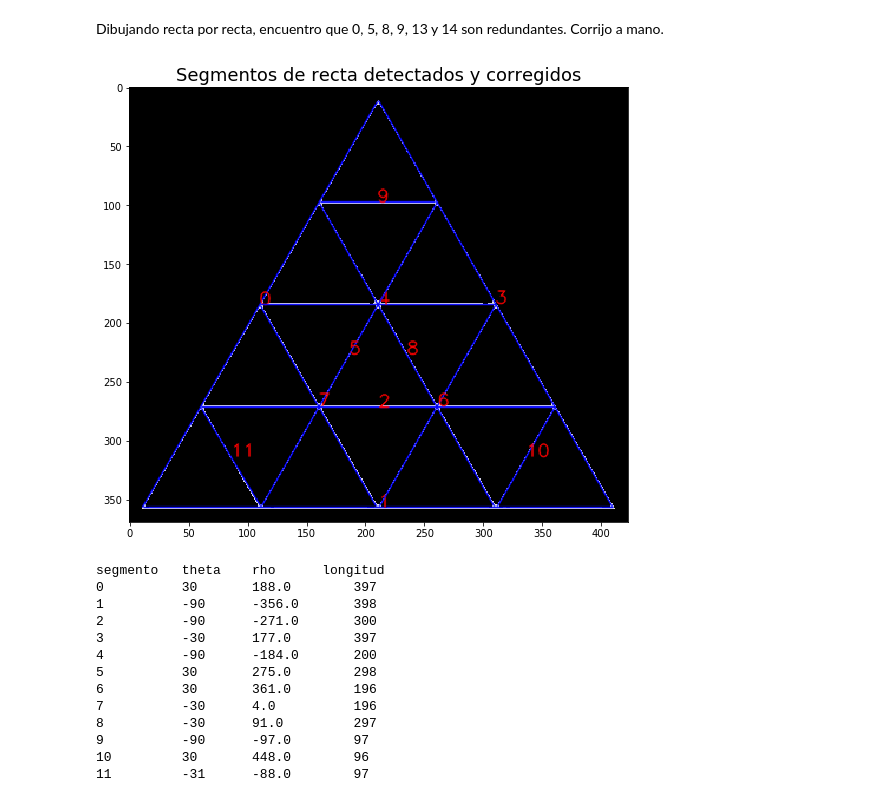
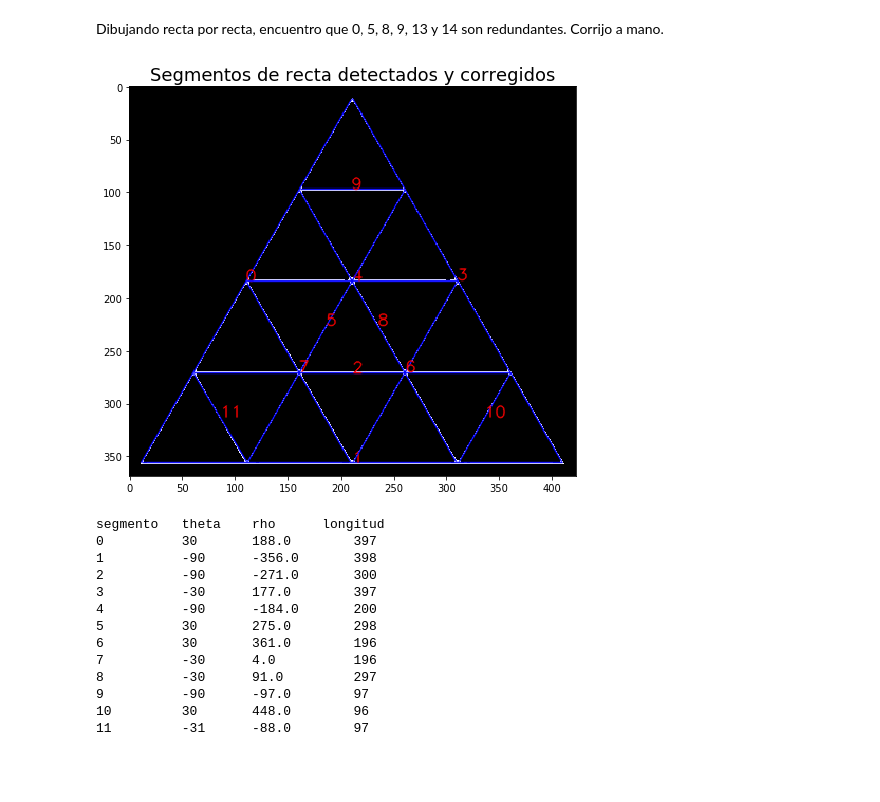
Before and after one commit to Pagutri/ProyectoAsignadoImagenes, a Jupyter notebook: Sierpinskianos2_DespuesDeLaLuz.ipynb, the cells around one changed output. Saved outputs shown, nothing was run; the diff lists cells and outputs as text; code cells hidden in the pictures; blank space fills up the shorter version.

```diff
--- a/Sierpinskianos2_DespuesDeLaLuz.ipynb
+++ b/Sierpinskianos2_DespuesDeLaLuz.ipynb
@@ -104,12 +103,12 @@ for i in range(len(lineas_p)):
     org = ((l[0] + l[2]) // 2, (l[1] + l[3]) // 2)
     img_con_lineasp = cv.putText(img_con_lineasp, str(i), org, font, fontScale, color, thickness, cv.LINE_AA)
 # %%
-fig = plt.figure(figsize = (20, 8))
+fig = plt.figure(figsize = (8, 8))
 fig.add_subplot(1, 1, 1)
 plt.imshow(img_con_lineasp);
 plt.title("Segmentos de recta detectados y corregidos", size = 18);
 # %% [output]
-[figure, old version]
+[figure, new version]
 # %%
 print("segmento   theta    rho      longitud")
 
```
Also changed, not shown: parts of 11 cells of this notebook.
